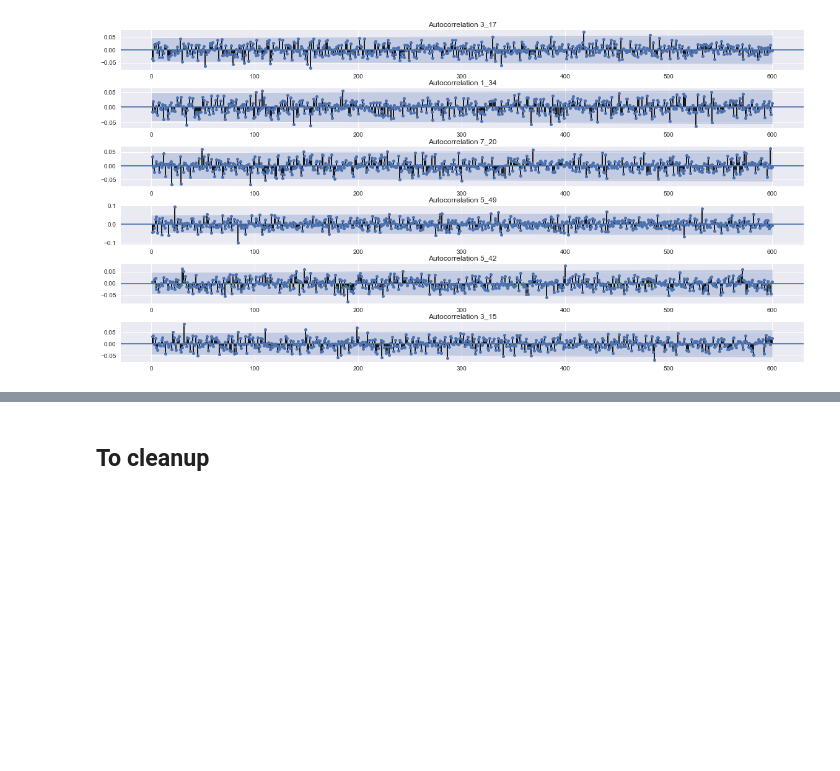
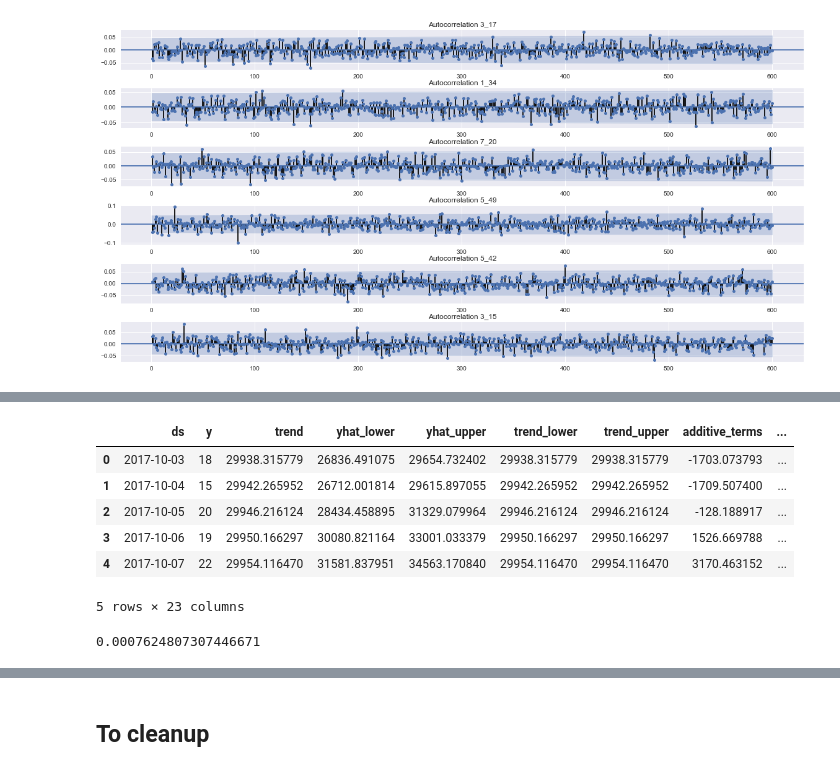
Before and after one commit to mangano/forecasting, a Jupyter notebook: store_item_demand.ipynb, the cells around one changed output, grey strips where cells are left out. Drawn from its saved outputs; the diff is of its cells as text; code cells hidden in the pictures; blank space fills up the shorter version.

```diff
--- a/store_item_demand.ipynb
+++ b/store_item_demand.ipynb
@@ -81,0 +111,14 @@ share_dict = df_share.mean(axis=0).to_dict()
+# %%
+results['1_1'].head()
+# %% [output]
+|  | ds | y | trend | yhat_lower | yhat_upper | trend_lower | trend_upper | additive_terms | ... |
+| 0 | 2017-10-03 | 18 | 29938.315779 | 26836.491075 | 29654.732402 | 29938.315779 | 29938.315779 | -1703.073793 | ... |
+| 1 | 2017-10-04 | 15 | 29942.265952 | 26712.001814 | 29615.897055 | 29942.265952 | 29942.265952 | -1709.507400 | ... |
+| 2 | 2017-10-05 | 20 | 29946.216124 | 28434.458895 | 31329.079964 | 29946.216124 | 29946.216124 | -128.188917 | ... |
+| 3 | 2017-10-06 | 19 | 29950.166297 | 30080.821164 | 33001.033379 | 29950.166297 | 29950.166297 | 1526.669788 | ... |
+| 4 | 2017-10-07 | 22 | 29954.116470 | 31581.837951 | 34563.170840 | 29954.116470 | 29954.116470 | 3170.463152 | ... |
+5 rows × 23 columns
+# %%
+df_h['1_1'].divide(df_h['total'], axis=0).mean()
+# %% [output]
+0.0007624807307446671
```
Also changed, not shown: parts of 12 cells of this notebook, 1 other file.
